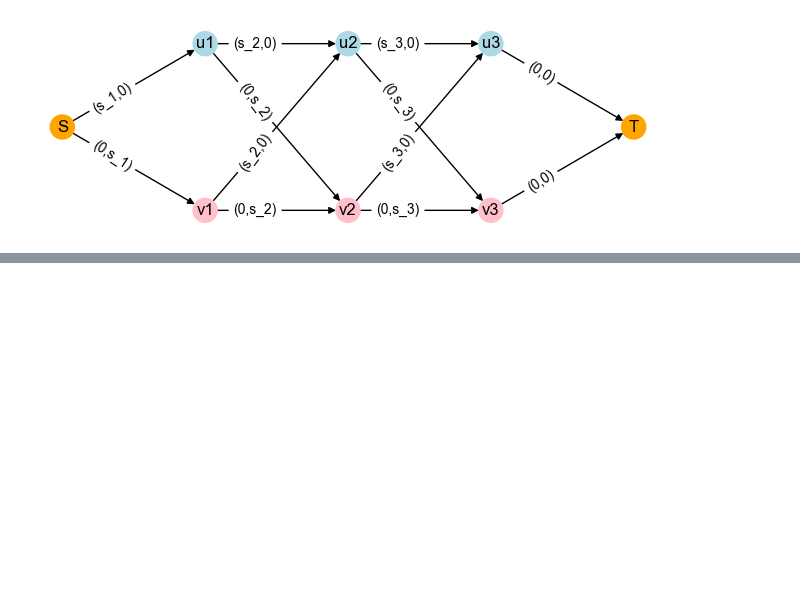
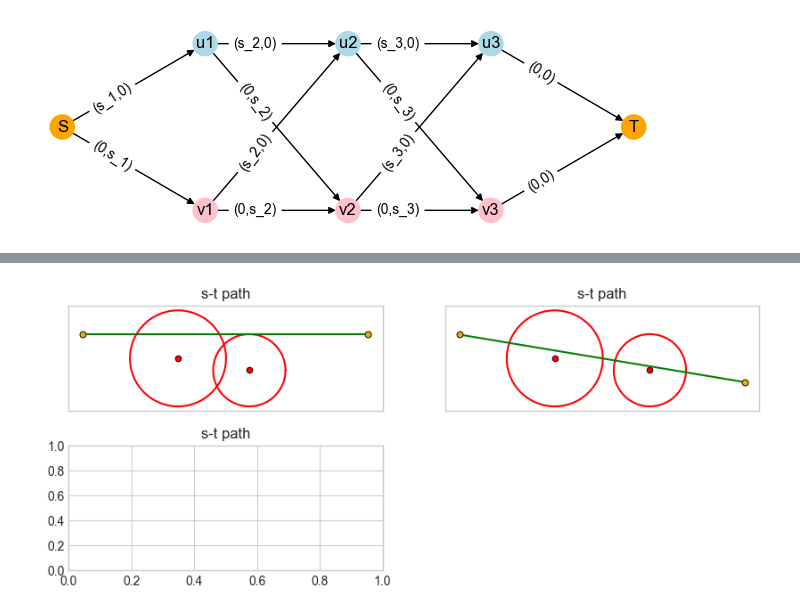
Before and after one commit to Elilgo324/quick-and-safe, a Jupyter notebook: algorithms/main.ipynb, the cells around one changed output, grey strips where cells are left out. Cells and saved outputs as stored; diff of their text form; code cells hidden in the pictures; blank space fills up the shorter version.

Commit message:
creating graphs

```diff
--- a/algorithms/main.ipynb
+++ b/algorithms/main.ipynb
@@ -259,3 +259,83 @@ plt.ylim([-2,22])
 plt.savefig('reduction_from_partition.png')
 # %% [output]
 [figure]
+# %%
+from algorithms.two_threats import two_threats_shortest_path_with_budget_constraint
+from algorithms.single_threat import single_threat_shortest_path_with_budget_constraint
+
+plt.figure(figsize=(10,4))
+
+plt.subplot(2,2,1)
+plt.title('s-t path')
+
+circle1 = Circle(Coord(200,200),100)
+circle2 = Circle(Coord(350,175),75)
+source = Coord(0,250)
+target = Coord(600,250)
+path = single_threat_shortest_path_with_budget_constraint(source, target, circle, 500)[0]
+
+circle1.plot()
+circle2.plot()
+source.plot()
+target.plot()
+path.plot()
+plt.gca().set_aspect('equal', adjustable='box')
+plt.xticks([])
+plt.yticks([])
+
+plt.subplot(2,2,2)
+plt.title('s-t path')
+
+circle1 = Circle(Coord(200,200),100)
+circle2 = Circle(Coord(400,175),75)
+source = Coord(0,250)
+target = Coord(600,150)
+path = single_threat_shortest_path_with_budget_constraint(source, target, circle, 500)[0]
+
+circle1.plot()
+circle2.plot()
+source.plot()
+target.plot()
+path.plot()
+plt.gca().set_aspect('equal', adjustable='box')
+plt.xticks([])
+plt.yticks([])
+
+plt.subplot(2,2,3)
+plt.title('s-t path')
+
+circle1 = Circle(Coord(200,200),100)
+circle2 = Circle(Coord(350,175),75)
+source = Coord(0,250)
+target = Coord(600,250)
+path = two_threats_shortest_path_with_budget_constraint(source, target, circle1, circle2, 500)[0]
+
+circle1.plot()
+circle2.plot()
+source.plot()
+target.plot()
+path.plot()
+plt.gca().set_aspect('equal', adjustable='box')
+plt.xticks([])
+plt.yticks([])
+
+plt.subplot(2,2,4)
+plt.title('s-t path')
+
+circle1 = Circle(Coord(200,200),100)
+circle2 = Circle(Coord(400,175),75)
+source = Coord(0,250)
+target = Coord(600,250)
+path = single_threat_shortest_path_with_budget_constraint(source, target, circle, 500)[0]
+
+circle1.plot()
+circle2.plot()
+source.plot()
+target.plot()
+path.plot()
+plt.gca().set_aspect('equal', adjustable='box')
+plt.xticks([])
+plt.yticks([])
+
+plt.savefig('two_circles_cases.png')
+# %% [output]
@@ -261,0 +343 @@ plt.savefig('reduction_from_partition.png')
+[figure, added]
```
Also changed, not shown: parts of 2 cells of this notebook.
